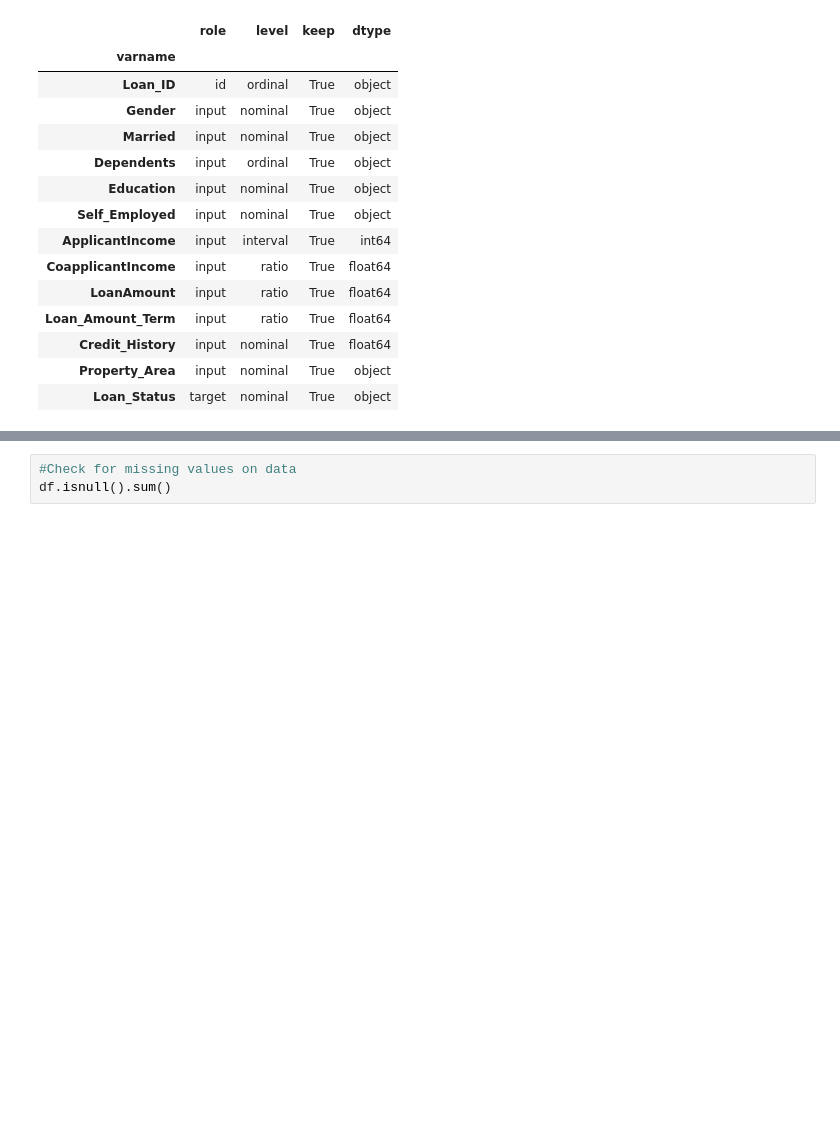
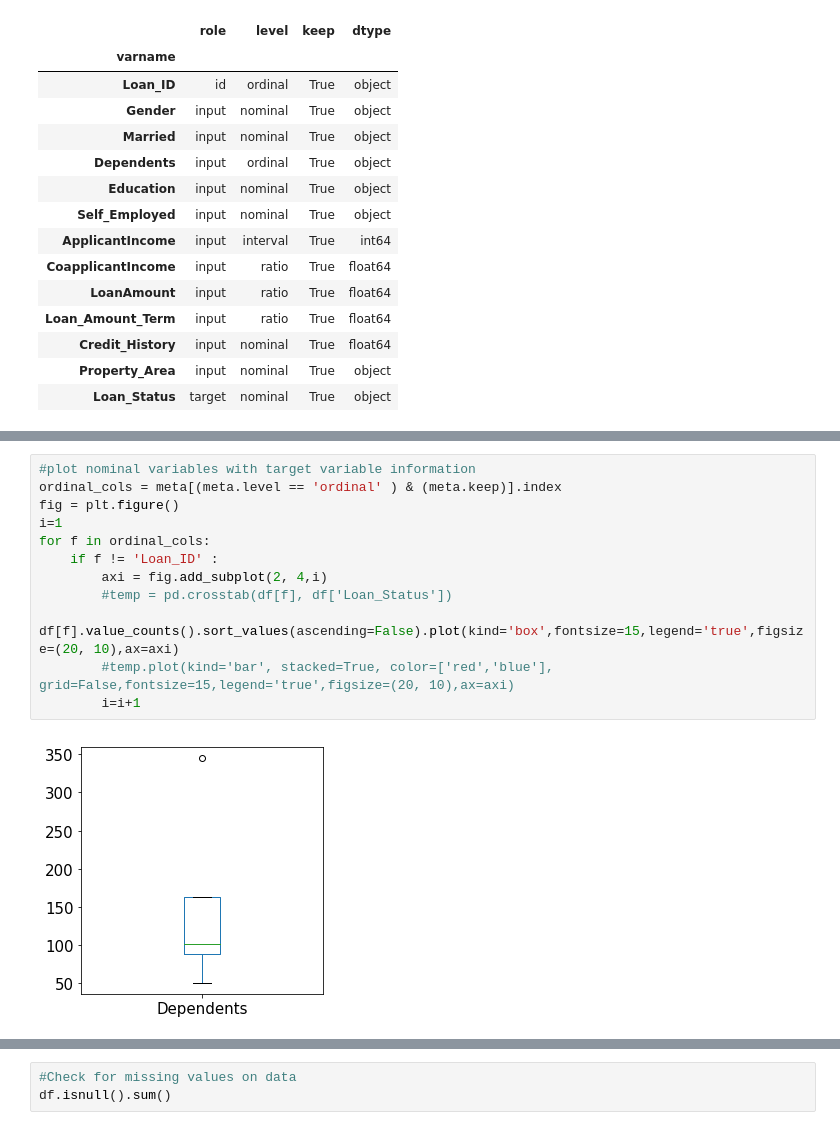
Before and after one commit to virenderdhiman/PyWorkSpace, a Jupyter notebook: LoanPrediction/LoanPredictionV2.ipynb, the cells around one changed output, grey strips where cells are left out. Drawn from its saved outputs; the diff is of its cells as text; blank space fills up the shorter version.

```diff
--- a/LoanPrediction/LoanPredictionV2.ipynb
+++ b/LoanPrediction/LoanPredictionV2.ipynb
@@ -118,0 +176,14 @@ meta
+# %%
+#plot nominal variables with target variable information
+ordinal_cols = meta[(meta.level == 'ordinal' ) & (meta.keep)].index
+fig = plt.figure()
+i=1
+for f in ordinal_cols:
+    if f != 'Loan_ID' :
+        axi = fig.add_subplot(2, 4,i)
+        #temp = pd.crosstab(df[f], df['Loan_Status'])
+        df[f].value_counts().sort_values(ascending=False).plot(kind='box',fontsize=15,legend='true',figsize=(20, 10),ax=axi)
+        #temp.plot(kind='bar', stacked=True, color=['red','blue'], grid=False,fontsize=15,legend='true',figsize=(20, 10),ax=axi)
+        i=i+1
+# %% [output]
+[figure, added]
```
Also changed, not shown: parts of 18 cells of this notebook.
